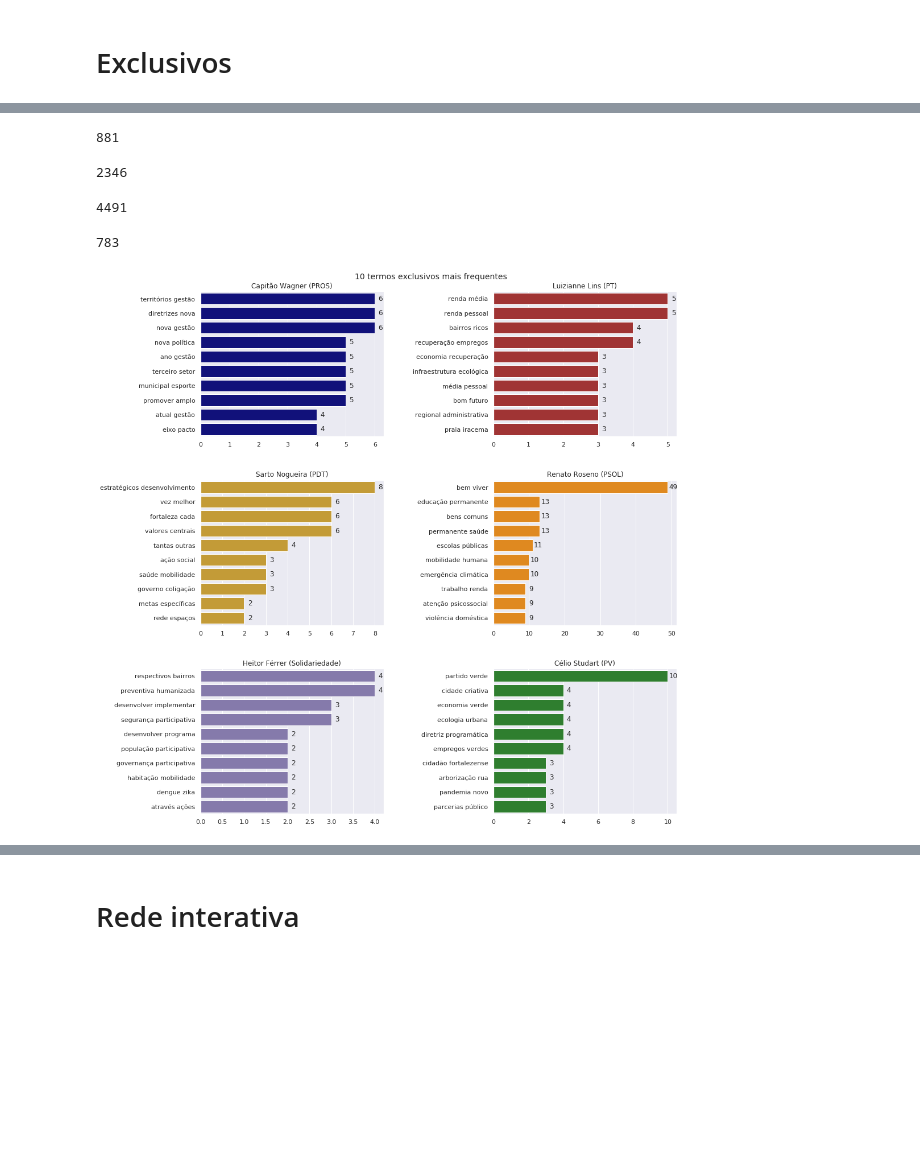
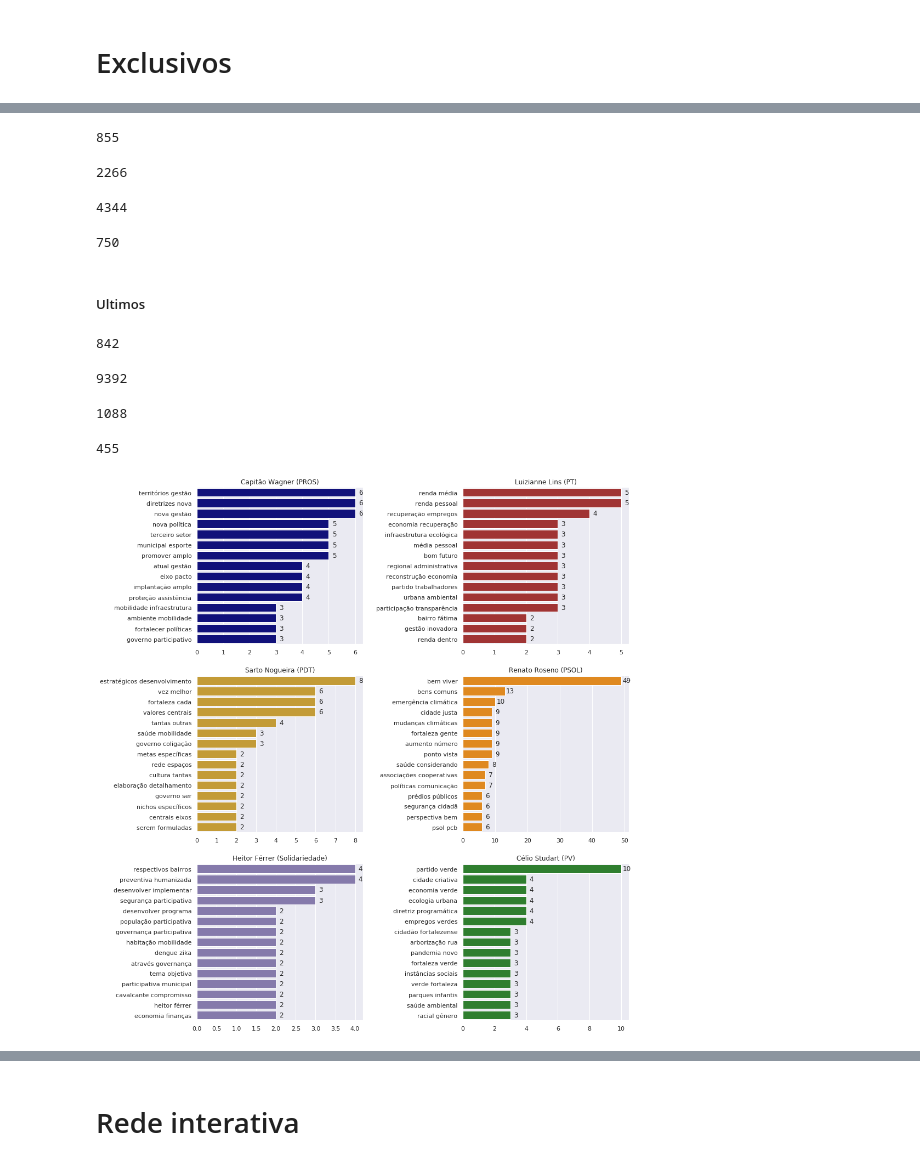
Before and after one commit to cabrau/planosGovernoFortaleza2020, a Jupyter notebook: PlanGov-Fortaleza2020.ipynb, the cells around one changed output, grey strips where cells are left out. Drawn from its saved outputs; the diff is of its cells as text; code cells hidden in the pictures; blank space fills up the shorter version.

```diff
--- a/PlanGov-Fortaleza2020.ipynb
+++ b/PlanGov-Fortaleza2020.ipynb
@@ -406,72 +537,102 @@ wagner_exclusive = wagner_bigrams[wagner_exclusive][0:bigrams_range]
 # %%
-sarto_dif = sarto_set.difference(roseno_set,lora_set,wagner_set,lora_set,heitorferrer_set,celio_set)
+sarto_dif = sarto_set.difference(roseno_set,lora_set,wagner_set,lora_set,heitorferrer_set,celio_set,set_ultimos)
 print(len(sarto_dif))
 sarto_exclusive = [t for t in sarto_bigrams.index if t in sarto_dif]
 sarto_exclusive = sarto_bigrams[sarto_exclusive][0:bigrams_range]
 #sarto_exclusive
 # %% [output]
-881
+855
 # %%
-lora_dif = lora_set.difference(roseno_set,sarto_set,wagner_set,heitorferrer_set,celio_set)
+lora_dif = lora_set.difference(roseno_set,sarto_set,wagner_set,heitorferrer_set,celio_set,set_ultimos)
 print(len(lora_dif))
 lora_exclusive = [t for t in lora_bigrams.index if t in lora_dif]
 lora_exclusive = lora_bigrams[lora_exclusive][0:bigrams_range]
 #lora_exclusive
 # %% [output]
-2346
+2266
 # %%
-celio_dif = celio_set.difference(roseno_set,sarto_set,wagner_set,heitorferrer_set,lora_set)
+celio_dif = celio_set.difference(roseno_set,sarto_set,wagner_set,heitorferrer_set,lora_set,set_ultimos)
 print(len(celio_dif))
 celio_exclusive = [t for t in celio_bigrams.index if t in celio_dif]
 celio_exclusive = celio_bigrams[celio_exclusive][0:bigrams_range]
 #celio_exclusive
 # %% [output]
-4491
+4344
 # %%
-heitorferrer_dif = heitorferrer_set.difference(roseno_set,sarto_set,wagner_set,celio_set,lora_set)
+heitorferrer_dif = heitorferrer_set.difference(roseno_set,sarto_set,wagner_set,celio_set,lora_set,set_ultimos)
 print(len(heitorferrer_dif))
 heitorferrer_exclusive = [t for t in heitorferrer_bigrams.index if t in heitorferrer_dif]
 heitorferrer_exclusive = heitorferrer_bigrams[heitorferrer_exclusive][0:bigrams_range]
 #heitorferrer_exclusive
 # %% [output]
-783
+750
+# %% [markdown]
+##### Ultimos
+# %%
+heitorfreire_dif = heitorfreire_set.difference(roseno_set,sarto_set,wagner_set,celio_set,lora_set,heitorferrer_set,paulacolares_set,aniziomelo_set, samuelbraga_set)
+print(len(heitorfreire_dif))
+heitorfreire_exclusive = [t for t in heitorfreire_bigrams.index if t in heitorfreire_dif]
+heitorfreire_exclusive = heitorfreire_bigrams[heitorfreire_exclusive][0:bigrams_range]
+# %% [output]
+842
+# %%
+paulacolares_dif = paulacolares_set.difference(roseno_set,sarto_set,wagner_set,celio_set,lora_set,heitorferrer_set,heitorfreire_set,aniziomelo_set, samuelbraga_set)
+print(len(paulacolares_dif))
+paulacolares_exclusive = [t for t in paulacolares_bigrams.index if t in paulacolares_dif]
+paulacolares_exclusive = paulacolares_bigrams[paulacolares_exclusive][0:bigrams_range]
+# %% [output]
+9392
+# %%
+aniziomelo_dif = aniziomelo_set.difference(roseno_set,sarto_set,wagner_set,celio_set,lora_set,heitorferrer_set,heitorfreire_set,paulacolares_set, samuelbraga_set)
+print(len(aniziomelo_dif))
+aniziomelo_exclusive = [t for t in aniziomelo_bigrams.index if t in aniziomelo_dif]
+aniziomelo_exclusive = aniziomelo_bigrams[aniziomelo_exclusive][0:bigrams_range]
+# %% [output]
+1088
+# %%
+samuelbraga_dif = samuelbraga_set.difference(roseno_set,sarto_set,wagner_set,celio_set,lora_set,heitorferrer_set, heitorfreire_set, aniziomelo_set, paulacolares_set)
+print(len(samuelbraga_dif))
+samuelbraga_exclusive = [t for t in samuelbraga_bigrams.index if t in samuelbraga_dif]
+samuelbraga_exclusive = samuelbraga_bigrams[samuelbraga_exclusive][0:bigrams_range]
+# %% [output]
+455
 # %%
 #bigrams
 plt.figure(figsize=(15, 15))
-plt.suptitle("10 termos exclusivos mais frequentes", fontsize=14)
+#plt.suptitle("10 termos exclusivos mais frequentes", fontsize=14)
 
 plt.subplot(321)
 plt.title('Capitão Wagner (PROS)')
 plotNgrams(wagner_exclusive,col='darkblue')
 
 plt.subplot(322)
 plt.title('Luizianne Lins (PT)')
 plotNgrams(lora_exclusive,col='firebrick')
 
 plt.subplot(323)
 plt.title('Sarto Nogueira (PDT)')
 plotNgrams(sarto_exclusive,col='goldenrod')
 
 plt.subplot(324)
 plt.title('Renato Roseno (PSOL)')
 plotNgrams(roseno_exclusive,col='darkorange')
 
 plt.subplot(325)
 plt.title('Heitor Férrer (Solidariedade)')
 plotNgrams(heitorferrer_exclusive,col='C4')
 
 plt.subplot(326)
 plt.title('Célio Studart (PV)')
 plotNgrams(celio_exclusive,col='forestgreen')
 
 
-plt.subplots_adjust(left=0.125,
-                    bottom=0.1,
+plt.subplots_adjust(left=0.17,
+                    bottom=0.05,
                     right=0.9,
                     top=0.95,
                     wspace=0.6,
-                    hspace=0.3)
+                    hspace=0.2)
 plt.savefig('plots/bigramas_exclusivos.png',dpi=150)
 plt.show()
 # %% [output]
-[figure, old version]
+[figure, new version]
```
Also changed, not shown: parts of 24 cells of this notebook, 7 other files.
